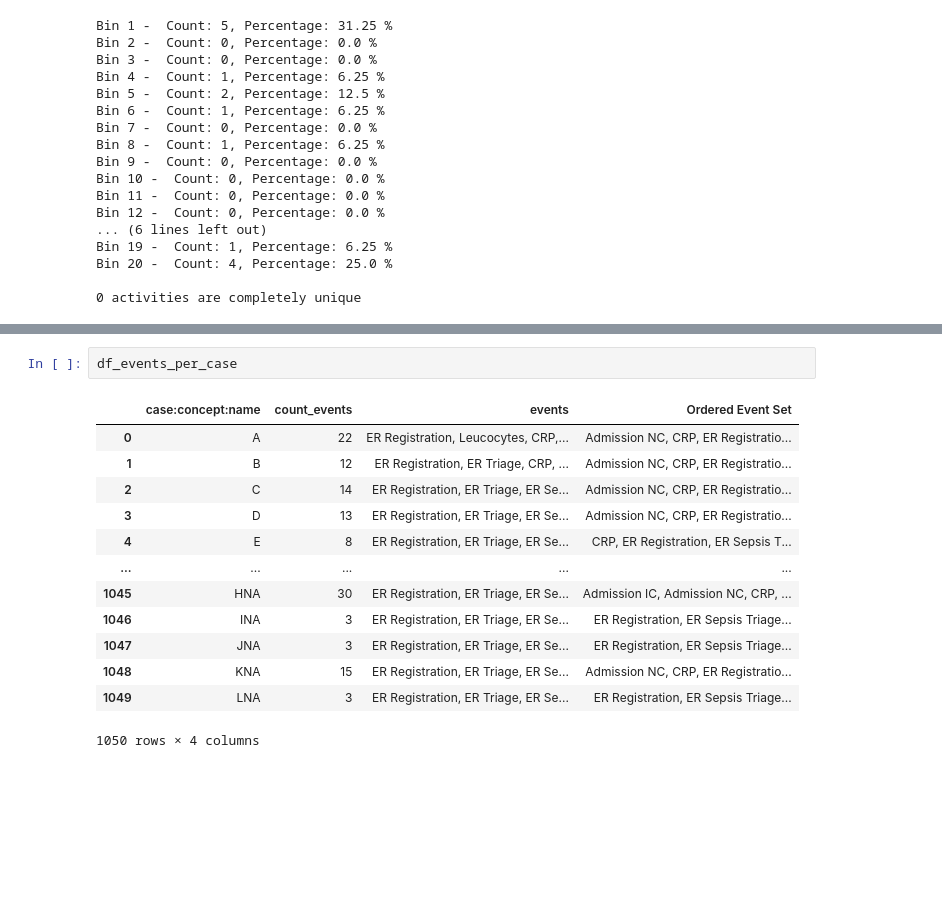
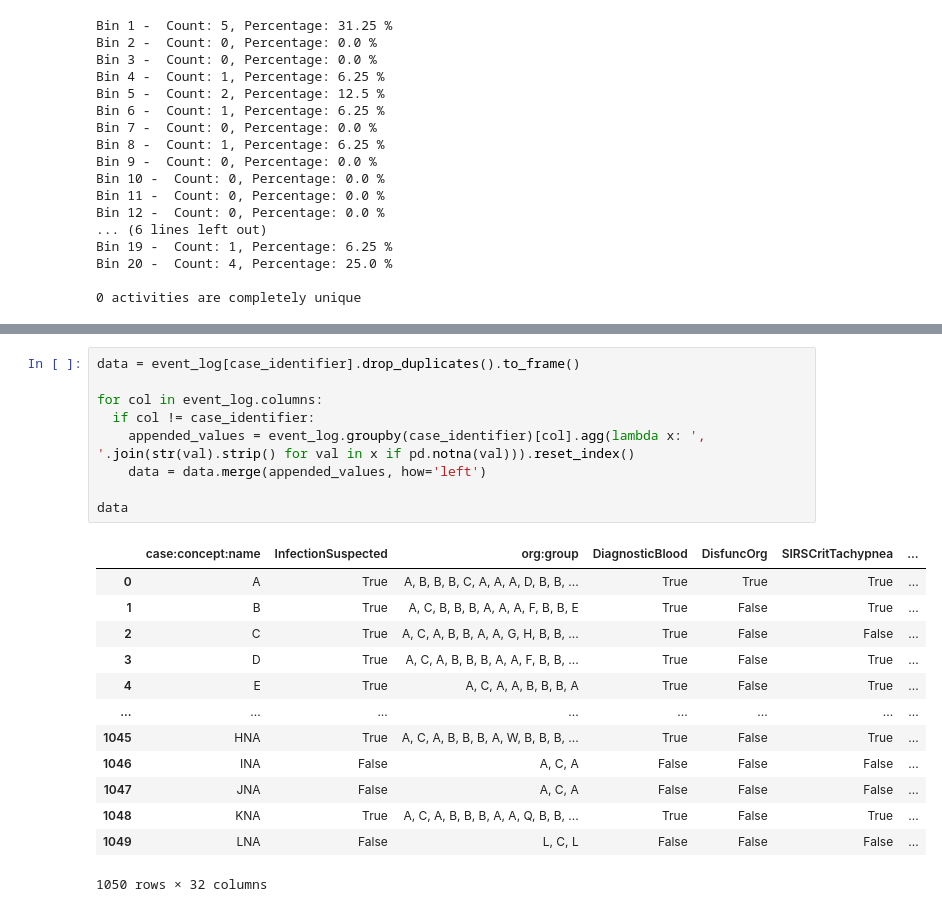
Before and after one commit to fahaerte/privacy_confidentiality_in_process_mining, a Jupyter notebook: SEPSIS_analysis/Sepsis_Analysis.ipynb, the cells around one changed output, grey strips where cells are left out. Drawn from its saved outputs; the diff is of its cells as text; blank space fills up the shorter version.

```diff
--- a/SEPSIS_analysis/Sepsis_Analysis.ipynb
+++ b/SEPSIS_analysis/Sepsis_Analysis.ipynb
@@ -206,19 +200,26 @@ unordered_set_uniquness_of_activities = compute_uniqueness(df_activites_per_case
 print("{} % of traces are unique not considering the order of execution of the activities and how many times each activity was executed".format(unordered_set_uniquness_of_activities))
 # %% [output]
 6.1899999999999995 % of traces are unique not considering the order of execution of the activities and how many times each activity was executed
-# %%
-df_events_per_case
-# %% [output]
-|  | case:concept:name | count_events | events | Ordered Event Set |
-| 0 | A | 22 | ER Registration, Leucocytes, CRP,... | Admission NC, CRP, ER Registratio... |
-| 1 | B | 12 | ER Registration, ER Triage, CRP, ... | Admission NC, CRP, ER Registratio... |
-| 2 | C | 14 | ER Registration, ER Triage, ER Se... | Admission NC, CRP, ER Registratio... |
-| 3 | D | 13 | ER Registration, ER Triage, ER Se... | Admission NC, CRP, ER Registratio... |
-| 4 | E | 8 | ER Registration, ER Triage, ER Se... | CRP, ER Registration, ER Sepsis T... |
-| ... | ... | ... | ... | ... |
-| 1045 | HNA | 30 | ER Registration, ER Triage, ER Se... | Admission IC, Admission NC, CRP, ... |
-| 1046 | INA | 3 | ER Registration, ER Triage, ER Se... | ER Registration, ER Sepsis Triage... |
-| 1047 | JNA | 3 | ER Registration, ER Triage, ER Se... | ER Registration, ER Sepsis Triage... |
-| 1048 | KNA | 15 | ER Registration, ER Triage, ER Se... | Admission NC, CRP, ER Registratio... |
-| 1049 | LNA | 3 | ER Registration, ER Triage, ER Se... | ER Registration, ER Sepsis Triage... |
-1050 rows × 4 columns
+# %%
+data = event_log[case_identifier].drop_duplicates().to_frame()
+
+for col in event_log.columns:
+  if col != case_identifier:
+    appended_values = event_log.groupby(case_identifier)[col].agg(lambda x: ', '.join(str(val).strip() for val in x if pd.notna(val))).reset_index()
+    data = data.merge(appended_values, how='left')
+
+data
+# %% [output]
+|  | case:concept:name | InfectionSuspected | org:group | DiagnosticBlood | DisfuncOrg | SIRSCritTachypnea | ... |
+| 0 | A | True | A, B, B, B, C, A, A, A, D, B, B, ... | True | True | True | ... |
+| 1 | B | True | A, C, B, B, B, A, A, A, F, B, B, E | True | False | True | ... |
+| 2 | C | True | A, C, A, B, B, A, A, G, H, B, B, ... | True | False | False | ... |
+| 3 | D | True | A, C, A, B, B, B, A, A, F, B, B, ... | True | False | True | ... |
+| 4 | E | True | A, C, A, A, B, B, B, A | True | False | True | ... |
+| ... | ... | ... | ... | ... | ... | ... | ... |
+| 1045 | HNA | True | A, C, A, B, B, B, A, W, B, B, B, ... | True | False | True | ... |
+| 1046 | INA | False | A, C, A | False | False | False | ... |
+| 1047 | JNA | False | A, C, A | False | False | False | ... |
+| 1048 | KNA | True | A, C, A, B, B, B, A, A, Q, B, B, ... | True | False | True | ... |
+| 1049 | LNA | False | L, C, L | False | False | False | ... |
+1050 rows × 32 columns
```
Also changed, not shown: parts of 6 cells of this notebook.
